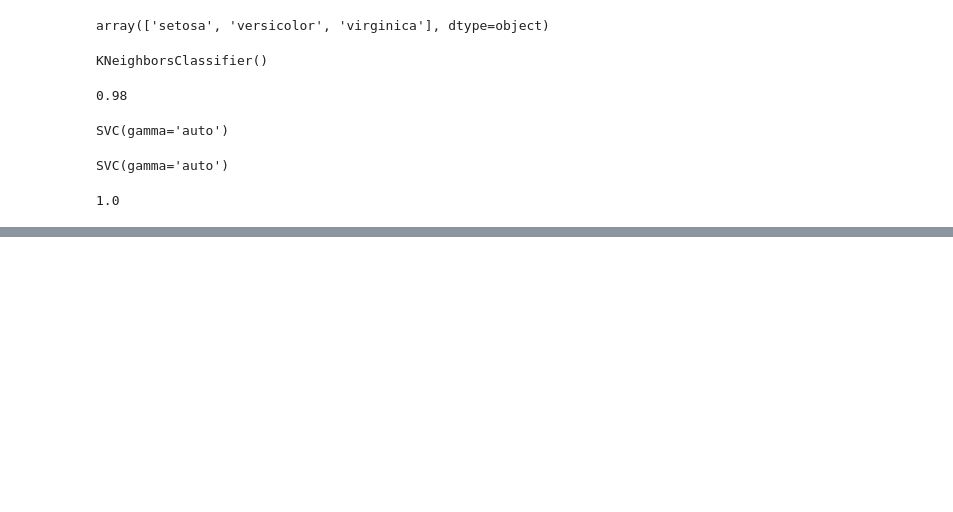
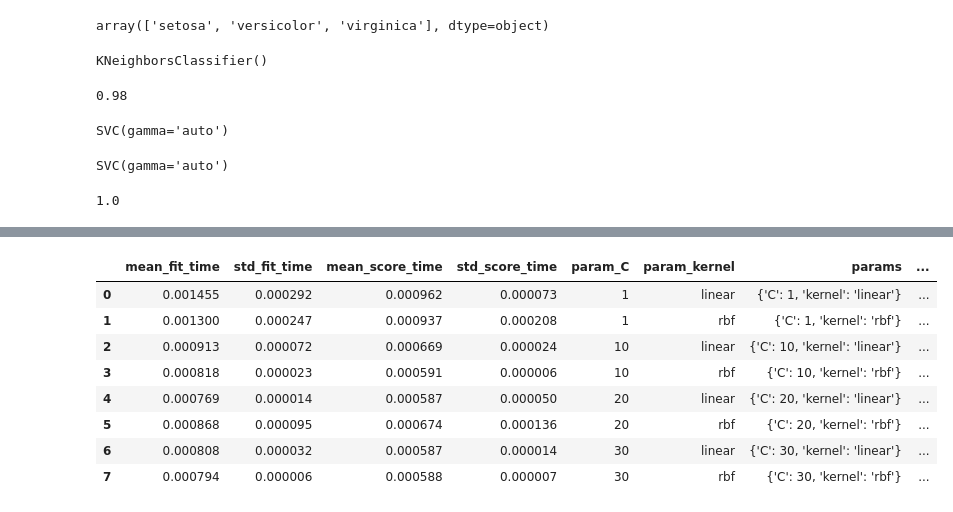
Before and after one commit to VruttiMoradiya999/AIML, a Jupyter notebook: GridSearchCV.ipynb, the cells around one changed output, grey strips where cells are left out. Drawn from its saved outputs; the diff is of its cells as text; code cells hidden in the pictures; blank space fills up the shorter version.

```diff
--- a/GridSearchCV.ipynb
+++ b/GridSearchCV.ipynb
@@ -63,0 +90,13 @@ TypeError: GridSearchCV.__init__() missing 1 required positional argument: 'para
+# %%
+results = pd.DataFrame(classifier.cv_results_)
+results
+# %% [output]
+|  | mean_fit_time | std_fit_time | mean_score_time | std_score_time | param_C | param_kernel | params | ... |
+| 0 | 0.001455 | 0.000292 | 0.000962 | 0.000073 | 1 | linear | {'C': 1, 'kernel': 'linear'} | ... |
+| 1 | 0.001300 | 0.000247 | 0.000937 | 0.000208 | 1 | rbf | {'C': 1, 'kernel': 'rbf'} | ... |
+| 2 | 0.000913 | 0.000072 | 0.000669 | 0.000024 | 10 | linear | {'C': 10, 'kernel': 'linear'} | ... |
+| 3 | 0.000818 | 0.000023 | 0.000591 | 0.000006 | 10 | rbf | {'C': 10, 'kernel': 'rbf'} | ... |
+| 4 | 0.000769 | 0.000014 | 0.000587 | 0.000050 | 20 | linear | {'C': 20, 'kernel': 'linear'} | ... |
+| 5 | 0.000868 | 0.000095 | 0.000674 | 0.000136 | 20 | rbf | {'C': 20, 'kernel': 'rbf'} | ... |
+| 6 | 0.000808 | 0.000032 | 0.000587 | 0.000014 | 30 | linear | {'C': 30, 'kernel': 'linear'} | ... |
+| 7 | 0.000794 | 0.000006 | 0.000588 | 0.000007 | 30 | rbf | {'C': 30, 'kernel': 'rbf'} | ... |
```
Also changed, not shown: parts of 12 cells of this notebook.
